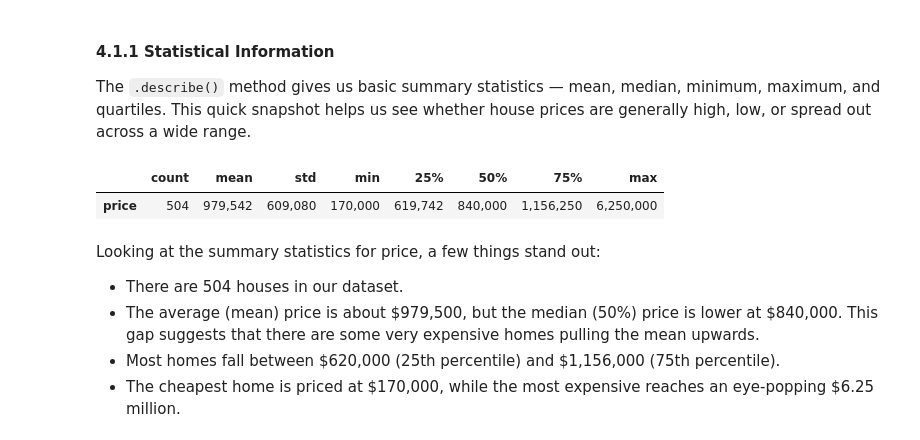
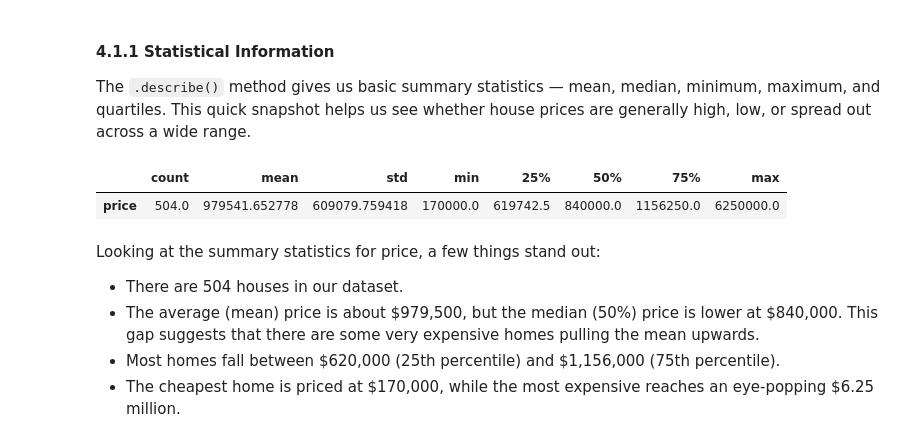
Before and after one commit to erickhangati/machine-learning-projects, a Jupyter notebook: linear-regression/house-price-prediction.ipynb, the cells around one changed output. Drawn from its saved outputs; the diff is of its cells as text; code cells hidden in the pictures.

```diff
--- a/linear-regression/house-price-prediction.ipynb
+++ b/linear-regression/house-price-prediction.ipynb
@@ -161,10 +169,10 @@ We’ll start by focusing on our target variable: `price`. Since our whole proje
 
 The `.describe()` method gives us basic summary statistics — mean, median, minimum, maximum, and quartiles. This quick snapshot helps us see whether house prices are generally high, low, or spread out across a wide range.
 # %%
-df['price'].describe().to_frame().T.style.format("{:,.0f}")
+df['price'].describe().to_frame().T
 # %% [output]
 |  | count | mean | std | min | 25% | 50% | 75% | max |
-| price | 504 | 979,542 | 609,080 | 170,000 | 619,742 | 840,000 | 1,156,250 | 6,250,000 |
+| price | 504.0 | 979541.652778 | 609079.759418 | 170000.0 | 619742.5 | 840000.0 | 1156250.0 | 6250000.0 |
 # %% [markdown]
 Looking at the summary statistics for price, a few things stand out:
 
```
Also changed, not shown: parts of 6 cells of this notebook.
